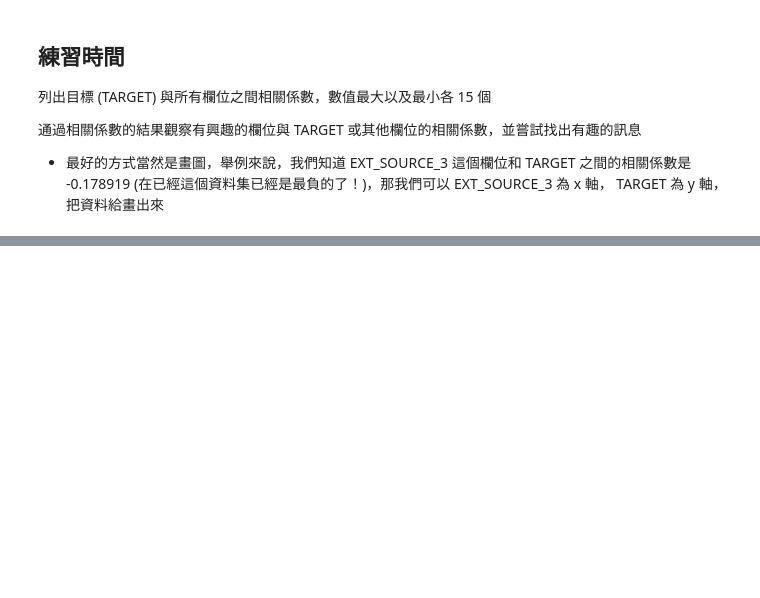
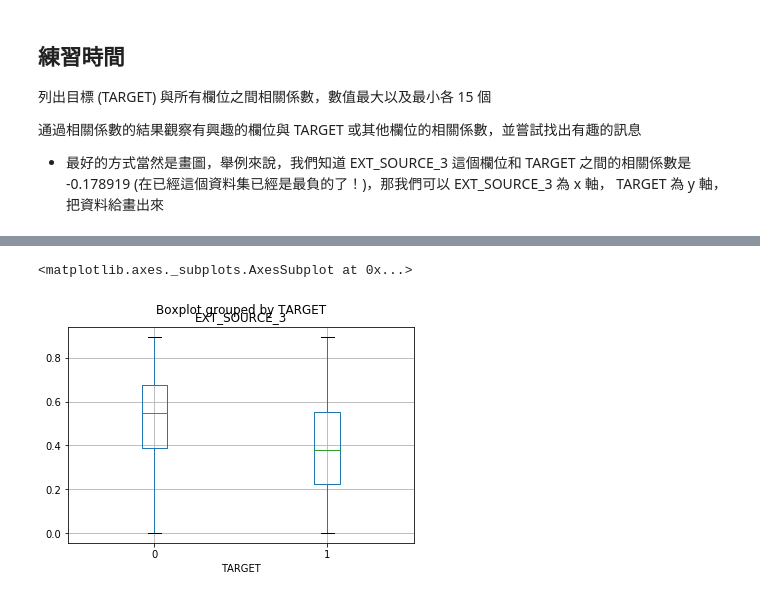
Before and after one commit to jtsu6565/4th-ML100Days, a Jupyter notebook: homework/Day_015_HW.ipynb, the cells around one changed output, grey strips where cells are left out. Saved outputs shown, nothing was run; the diff lists cells and outputs as text; code cells hidden in the pictures; blank space fills up the shorter version.

```diff
--- a/homework/Day_015_HW.ipynb
+++ b/homework/Day_015_HW.ipynb
@@ -102,0 +128,5 @@ sub_train.head()
+# %%
+app_train.boxplot(by='TARGET', column='EXT_SOURCE_3')
+# %% [output]
+<matplotlib.axes._subplots.AxesSubplot at 0x...>
+[figure, added]
```
Also changed, not shown: parts of 4 cells of this notebook.
